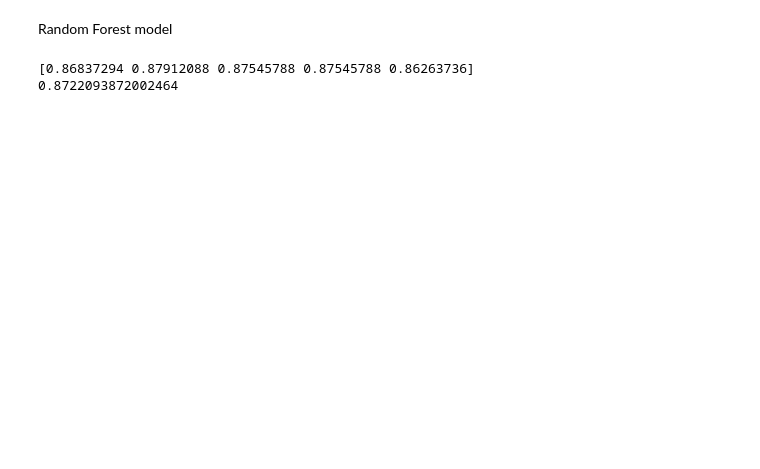
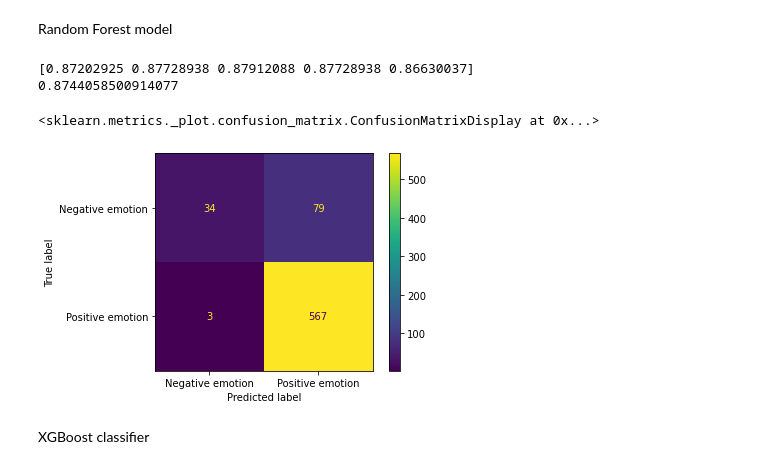
Before and after one commit to nancyho83/Twitter_Sentiment_Analysis, a Jupyter notebook: tweet-sentiment-analysis.ipynb, the cells around one changed output. Drawn from its saved outputs; the diff is of its cells as text; code cells hidden in the pictures; blank space fills up the shorter version.

Commit message:
Lemmatized text data for model building. Attempted to oversample data, will revisit later.

```diff
--- a/tweet-sentiment-analysis.ipynb
+++ b/tweet-sentiment-analysis.ipynb
@@ -180,0 +169,4 @@ Creating separate word clouds
+# %%
+lemmatizer = WordNetLemmatizer()
+sentiment_df['lemmatized'] = sentiment_df['no_stops'].apply(lambda x:[lemmatizer.lemmatize(w) for w in x])
+sentiment_df['lemmatized']
@@ -183,7 +197,7 @@ Creating separate word clouds
 # %% [markdown]
 Splitting dataset into training and test sets before fitting models.
 # %%
-X = sentiment_df['no_stops'].str.join(' ')
+X = sentiment_df['lemmatized'].str.join(' ')
 y = sentiment_df['is_there_an_emotion_directed_at_a_brand_or_product']
 
 X_train, X_test, y_train, y_test = train_test_split(X, y, test_size=0.2, random_state=123)
@@ -231,9 +263,17 @@ tfidf_vectorizer = TfidfVectorizer()
 
 rf_pipe = make_pipeline(tfidf_vectorizer, rf_model)
 
+rf_pipe.fit(X_train, y_train)
 scores = cross_val_score(rf_pipe, X_train, y_train)
 print(scores)
 print(np.mean(scores))
 # %% [output]
-[0.86837294 0.87912088 0.87545788 0.87545788 0.86263736]
-0.8722093872002464
+[0.87202925 0.87728938 0.87912088 0.87728938 0.86630037]
+0.8744058500914077
+# %%
+plot_confusion_matrix(rf_pipe, X_test, y_test)
+# %% [output]
+<sklearn.metrics._plot.confusion_matrix.ConfusionMatrixDisplay at 0x...>
+[figure, added]
+# %% [markdown]
+XGBoost classifier
```
Also changed, not shown: parts of 22 cells of this notebook.
